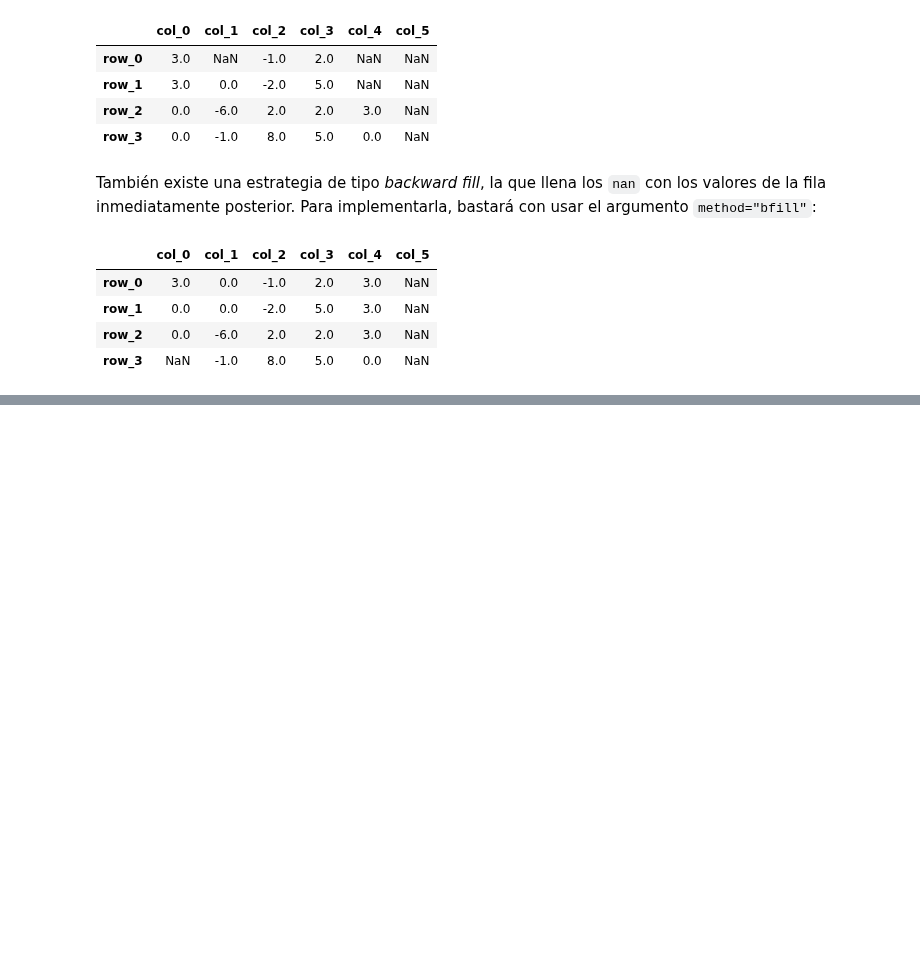
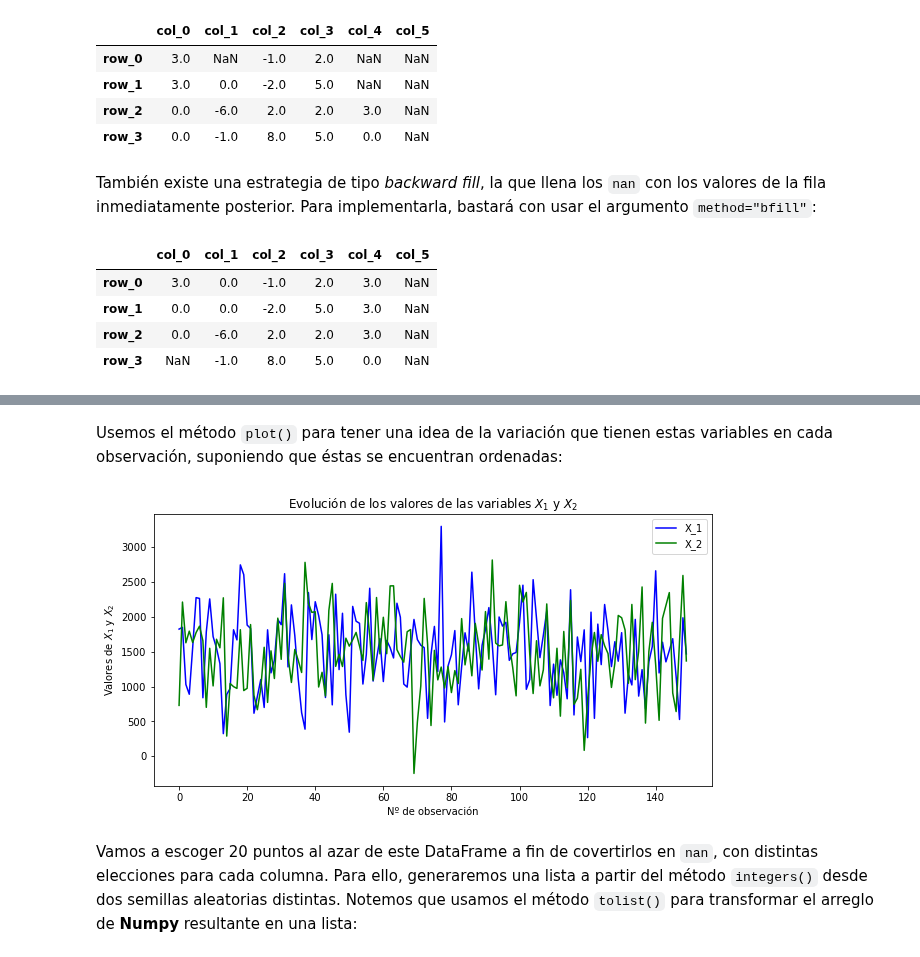
Before and after one commit to rquezadac/udd_data_analytics_lectures, a Jupyter notebook: seccion_02_pandas/clase_2_2.ipynb, the cells around one changed output, grey strips where cells are left out. Saved outputs shown, nothing was run; the diff lists cells and outputs as text; code cells hidden in the pictures; blank space fills up the shorter version.

```diff
--- a/seccion_02_pandas/clase_2_2.ipynb
+++ b/seccion_02_pandas/clase_2_2.ipynb
@@ -1224,0 +1227,6 @@ La interpretación geométrica relativa a una interpolación del tipo lineal se
+# %%
+# Creamos nuestro DataFrame.
+data = pd.DataFrame(
+    data=rng.normal(loc=1500, scale=560, size=(150, 2)),
+    columns=[f"X_{j}" for j in range(1, 3)]
+)
@@ -1224,0 +1242,12 @@ La interpretación geométrica relativa a una interpolación del tipo lineal se
+# %% [markdown]
+Usemos el método `plot()` para tener una idea de la variación que tienen estas variables en cada observación, suponiendo que éstas se encuentran ordenadas:
+# %%
+# Gráfico de nuestras variables.
+data.plot(
+    figsize=(10, 5), xlabel="Nº de observación", ylabel=r"Valores de $X_1$ y $X_2$",
+    title=r"Evolución de los valores de las variables $X_1$ y $X_2$", color=["b", "g"]
+);
+# %% [output]
+[figure, added]
+# %% [markdown]
+Vamos a escoger 20 puntos al azar de este DataFrame a fin de covertirlos en `nan`, con distintas elecciones para cada columna. Para ello, generaremos una lista a partir del método `integers()` desde dos semillas aleatorias distintas. Notemos que usamos el método `tolist()` para transformar el arreglo de **Numpy** resultante en una lista:
```
Also changed, not shown: parts of 34 cells of this notebook.
